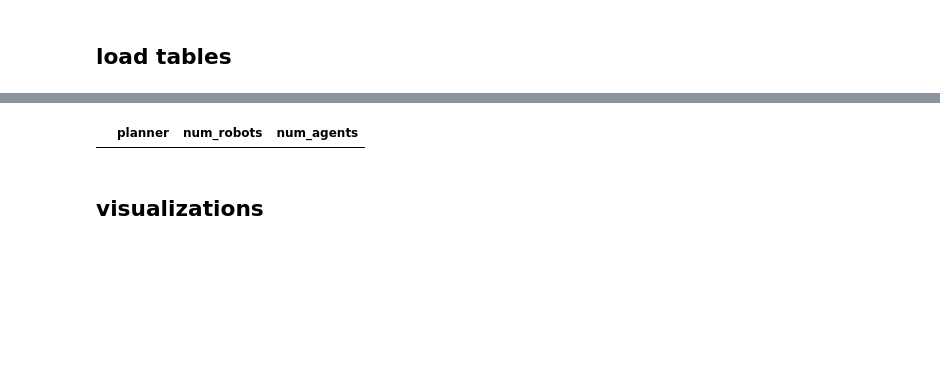
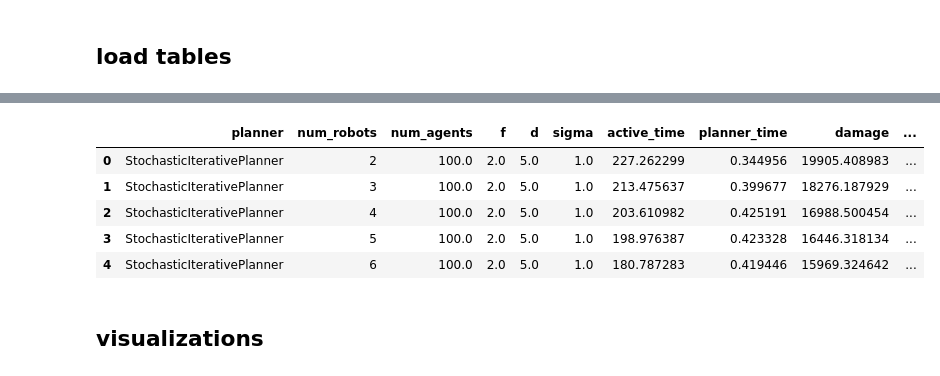
Before and after one commit to Elilgo324/dsd, a Jupyter notebook: experiments/stochastic/stochastic_analysis.ipynb, the cells around one changed output, grey strips where cells are left out. Cells and saved outputs as stored; diff of their text form; code cells hidden in the pictures; blank space fills up the shorter version.

```diff
--- a/experiments/stochastic/stochastic_analysis.ipynb
+++ b/experiments/stochastic/stochastic_analysis.ipynb
@@ -35,9 +36,14 @@ f_df.head()
 # %%
 robots_df = pd.read_csv('./robots_results.csv')
 robots_df = robots_df.drop_duplicates(subset=['planner', 'damage'])
-robots_df = robots_df.groupby(['planner', 'num_robots', 'num_agents'], as_index=False).mean()
+robots_df = robots_df.groupby(['planner', 'num_robots'], as_index=False).mean()
 robots_df.head()
 # %% [output]
-|  | planner | num_robots | num_agents |
+|  | planner | num_robots | num_agents | f | d | sigma | active_time | planner_time | damage | ... |
+| 0 | StochasticIterativePlanner | 2 | 100.0 | 2.0 | 5.0 | 1.0 | 227.262299 | 0.344956 | 19905.408983 | ... |
+| 1 | StochasticIterativePlanner | 3 | 100.0 | 2.0 | 5.0 | 1.0 | 213.475637 | 0.399677 | 18276.187929 | ... |
+| 2 | StochasticIterativePlanner | 4 | 100.0 | 2.0 | 5.0 | 1.0 | 203.610982 | 0.425191 | 16988.500454 | ... |
+| 3 | StochasticIterativePlanner | 5 | 100.0 | 2.0 | 5.0 | 1.0 | 198.976387 | 0.423328 | 16446.318134 | ... |
+| 4 | StochasticIterativePlanner | 6 | 100.0 | 2.0 | 5.0 | 1.0 | 180.787283 | 0.419446 | 15969.324642 | ... |
 # %% [markdown]
 ## visualizations
```
Also changed, not shown: parts of 17 cells of this notebook, 11 other files.
